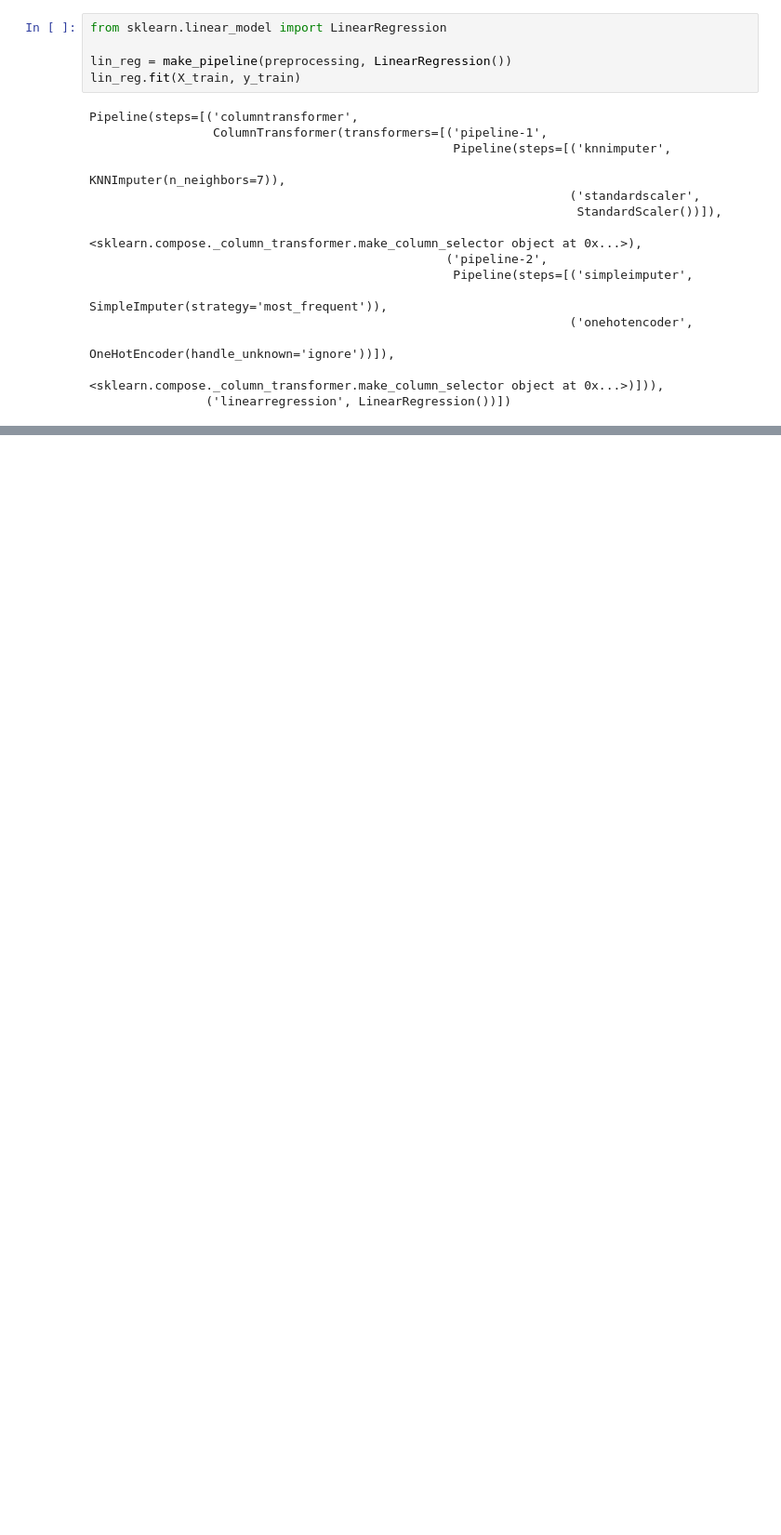
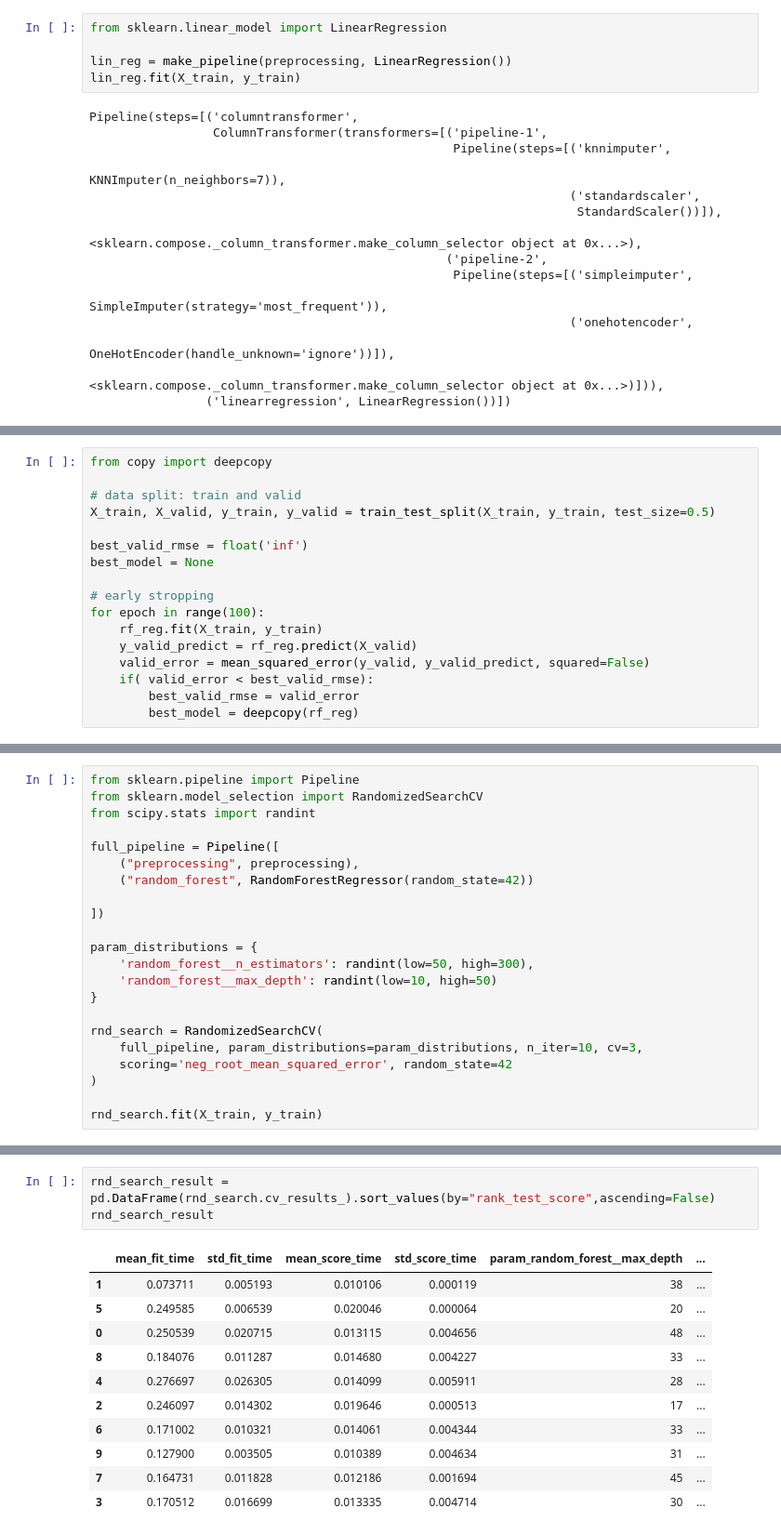
Before and after one commit to mirzaaa101/Airplane-Price-Prediction-Using-Regression-Techniques, a Jupyter notebook: Airplane-Price-Prediction.ipynb, the cells around one changed output, grey strips where cells are left out. Shown: that part at 93% size. Drawn from its saved outputs; the diff is of its cells as text; blank space fills up the shorter version.

```diff
--- a/Airplane-Price-Prediction.ipynb
+++ b/Airplane-Price-Prediction.ipynb
@@ -545,0 +758,17 @@ lin_reg_rmse
+# %%
+from copy import deepcopy
+
+# data split: train and valid
+X_train, X_valid, y_train, y_valid = train_test_split(X_train, y_train, test_size=0.5)
+
+best_valid_rmse = float('inf')
+best_model = None
+
+# early stropping
+for epoch in range(100):
+    rf_reg.fit(X_train, y_train)
+    y_valid_predict = rf_reg.predict(X_valid)
+    valid_error = mean_squared_error(y_valid, y_valid_predict, squared=False)
+    if( valid_error < best_valid_rmse):
+        best_valid_rmse = valid_error
+        best_model = deepcopy(rf_reg)
@@ -545,0 +797,22 @@ lin_reg_rmse
+# %%
+from sklearn.pipeline import Pipeline
+from sklearn.model_selection import RandomizedSearchCV
+from scipy.stats import randint
+
+full_pipeline = Pipeline([
+    ("preprocessing", preprocessing),
+    ("random_forest", RandomForestRegressor(random_state=42))
+
+])
+
+param_distributions = {
+    'random_forest__n_estimators': randint(low=50, high=300),
+    'random_forest__max_depth': randint(low=10, high=50)
+}
+
+rnd_search = RandomizedSearchCV(
+    full_pipeline, param_distributions=param_distributions, n_iter=10, cv=3,
+    scoring='neg_root_mean_squared_error', random_state=42
+)
+
+rnd_search.fit(X_train, y_train)
@@ -545,0 +841,15 @@ lin_reg_rmse
+# %%
+rnd_search_result = pd.DataFrame(rnd_search.cv_results_).sort_values(by="rank_test_score",ascending=False)
+rnd_search_result
+# %% [output]
+|  | mean_fit_time | std_fit_time | mean_score_time | std_score_time | param_random_forest__max_depth | ... |
+| 1 | 0.073711 | 0.005193 | 0.010106 | 0.000119 | 38 | ... |
+| 5 | 0.249585 | 0.006539 | 0.020046 | 0.000064 | 20 | ... |
+| 0 | 0.250539 | 0.020715 | 0.013115 | 0.004656 | 48 | ... |
+| 8 | 0.184076 | 0.011287 | 0.014680 | 0.004227 | 33 | ... |
+| 4 | 0.276697 | 0.026305 | 0.014099 | 0.005911 | 28 | ... |
+| 2 | 0.246097 | 0.014302 | 0.019646 | 0.000513 | 17 | ... |
+| 6 | 0.171002 | 0.010321 | 0.014061 | 0.004344 | 33 | ... |
+| 9 | 0.127900 | 0.003505 | 0.010389 | 0.004634 | 31 | ... |
+| 7 | 0.164731 | 0.011828 | 0.012186 | 0.001694 | 45 | ... |
+| 3 | 0.170512 | 0.016699 | 0.013335 | 0.004714 | 30 | ... |
```
Also changed, not shown: parts of 39 cells of this notebook, 1 other file.
